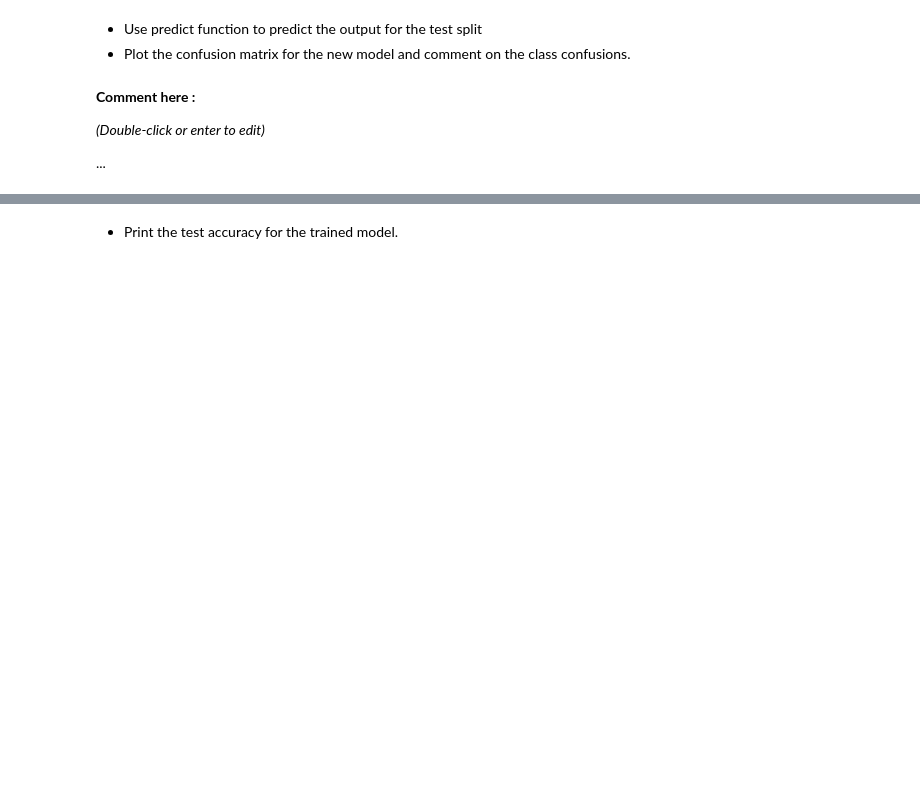
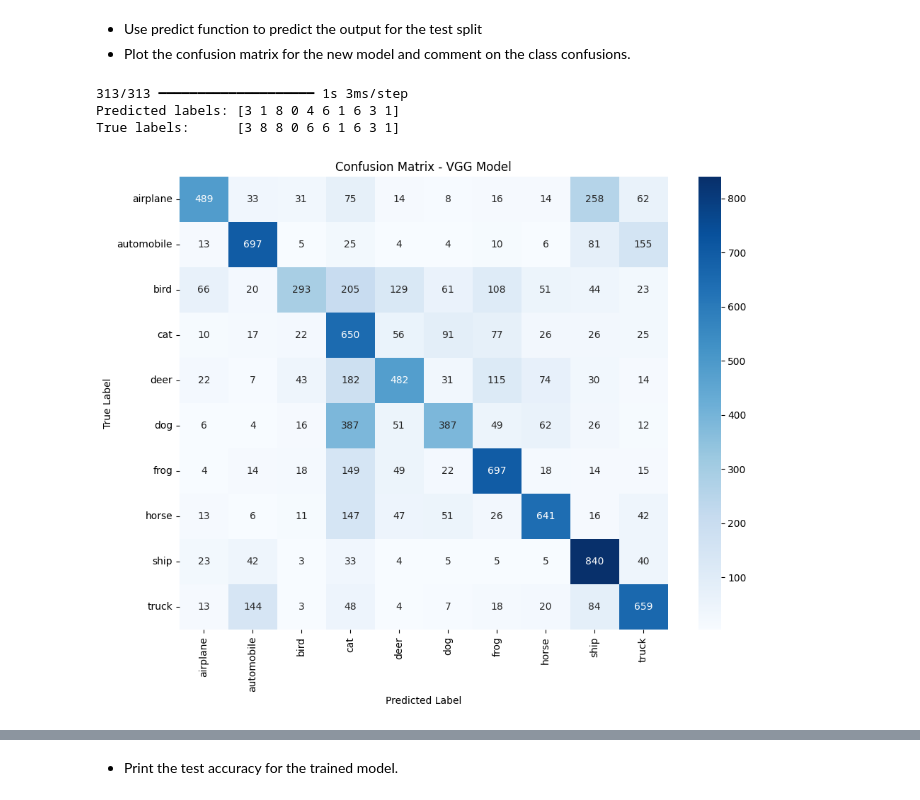
Before and after one commit to dudamelloa/lab-image-classification-using-convolutional-neural-networks, a Jupyter notebook: main.ipynb, the cells around one changed output, grey strips where cells are left out. Cells and saved outputs as stored; diff of their text form; code cells hidden in the pictures; blank space fills up the shorter version.

```diff
--- a/main.ipynb
+++ b/main.ipynb
@@ -197,6 +368,42 @@ clear_session()
-# %% [markdown]
-**Comment here :**
-
-*(Double-click or enter to edit)*
-
-...
+# %%
+# Your code here :import numpy as np
+
+# Use the trained model to predict on the test set
+y_pred = model_vgg.predict(x_test)
+
+# Convert the predicted probabilities to class labels
+y_pred_classes = np.argmax(y_pred, axis=1)
+
+# Convert the one-hot encoded test labels back to class labels
+y_true = np.argmax(y_test, axis=1)
+
+# Display the first 10 predicted vs actual labels
+print("Predicted labels:", y_pred_classes[:10])
+print("True labels:     ", y_true[:10])
+# %% [output]
+313/313 ━━━━━━━━━━━━━━━━━━━━ 1s 3ms/step
+Predicted labels: [3 1 8 0 4 6 1 6 3 1]
+True labels:      [3 8 8 0 6 6 1 6 3 1]
+# %%
+from sklearn.metrics import confusion_matrix
+import seaborn as sns
+import matplotlib.pyplot as plt
+
+# Compute confusion matrix
+cm = confusion_matrix(y_true, y_pred_classes)
+
+# Class names in CIFAR-10
+class_names = ['airplane', 'automobile', 'bird', 'cat', 'deer',
+               'dog', 'frog', 'horse', 'ship', 'truck']
+
+# Plot the confusion matrix
+plt.figure(figsize=(10, 8))
+sns.heatmap(cm, annot=True, fmt='d', cmap='Blues',
+            xticklabels=class_names, yticklabels=class_names)
+plt.title('Confusion Matrix - VGG Model')
+plt.xlabel('Predicted Label')
+plt.ylabel('True Label')
+plt.tight_layout()
+plt.show()
+# %% [output]
+[figure, added]
```
Also changed, not shown: parts of 27 cells of this notebook.
